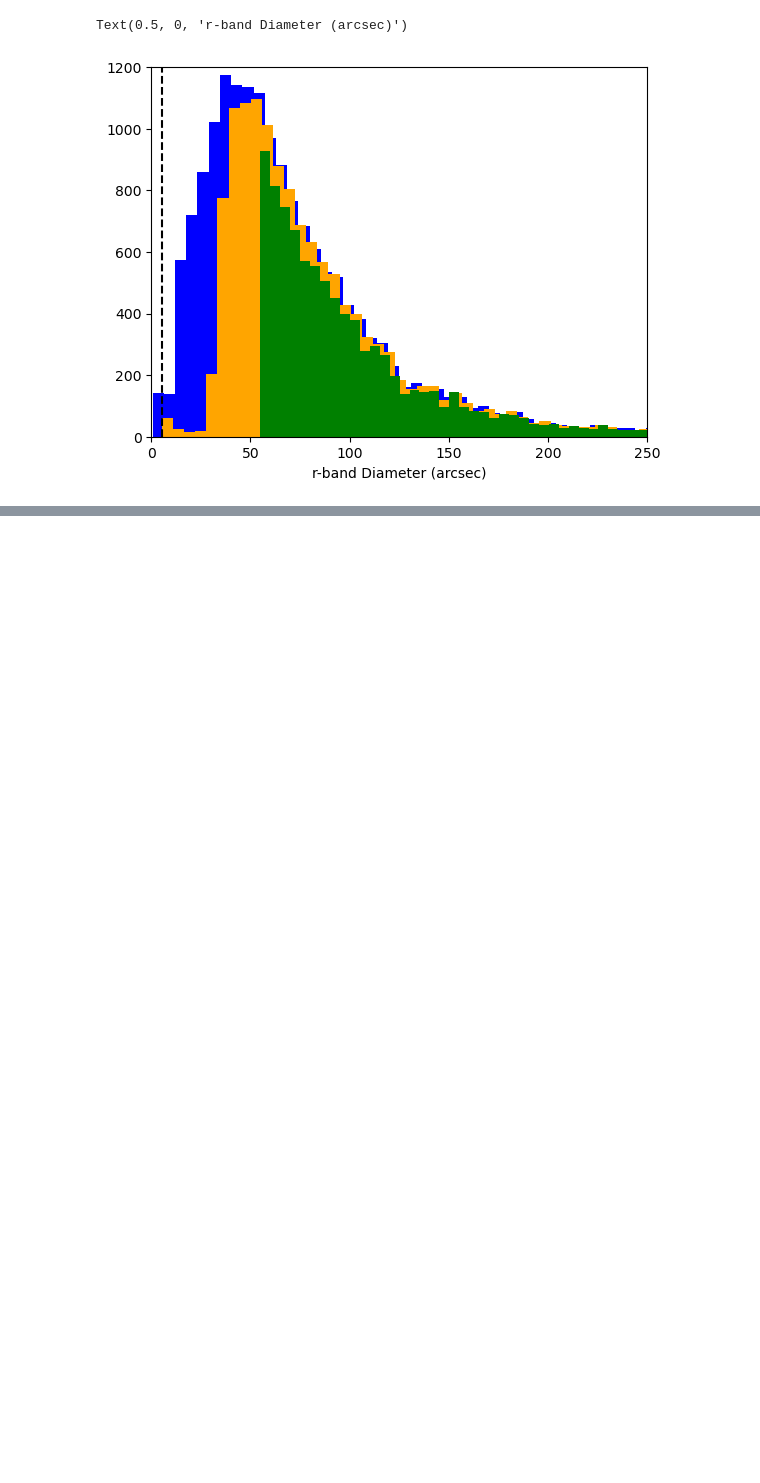
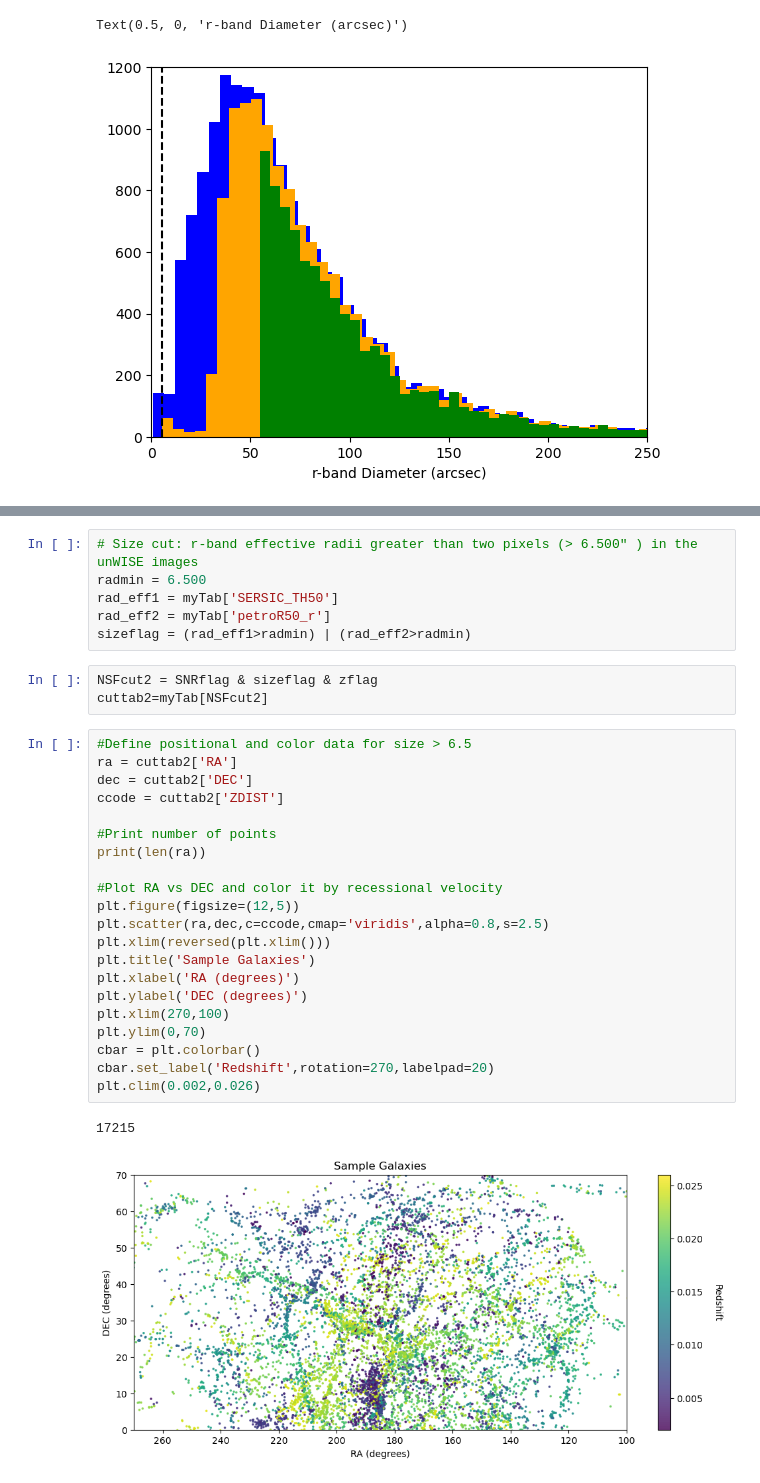
Before and after one commit to EvanBarkus/WISESize_Project, a Jupyter notebook: StudentFigure.ipynb, the cells around one changed output, grey strips where cells are left out. Cells and saved outputs as stored; diff of their text form; blank space fills up the shorter version.

```diff
--- a/StudentFigure.ipynb
+++ b/StudentFigure.ipynb
@@ -190,0 +249,33 @@ Text(0.5, 0, 'r-band Diameter (arcsec)')
+# %%
+# Size cut: r-band effective radii greater than two pixels (> 6.500" ) in the unWISE images
+radmin = 6.500
+rad_eff1 = myTab['SERSIC_TH50']
+rad_eff2 = myTab['petroR50_r']
+sizeflag = (rad_eff1>radmin) | (rad_eff2>radmin)
+# %%
+NSFcut2 = SNRflag & sizeflag & zflag
+cuttab2=myTab[NSFcut2]
+# %%
+#Define positional and color data for size > 6.5
+ra = cuttab2['RA']
+dec = cuttab2['DEC']
+ccode = cuttab2['ZDIST']
+
+#Print number of points
+print(len(ra))
+
+#Plot RA vs DEC and color it by recessional velocity
+plt.figure(figsize=(12,5))
+plt.scatter(ra,dec,c=ccode,cmap='viridis',alpha=0.8,s=2.5)
+plt.xlim(reversed(plt.xlim()))
+plt.title('Sample Galaxies')
+plt.xlabel('RA (degrees)')
+plt.ylabel('DEC (degrees)')
+plt.xlim(270,100)
+plt.ylim(0,70)
+cbar = plt.colorbar()
+cbar.set_label('Redshift',rotation=270,labelpad=20)
+plt.clim(0.002,0.026)
+# %% [output]
+17215
+[figure, added]
```
Also changed, not shown: parts of 11 cells of this notebook.
